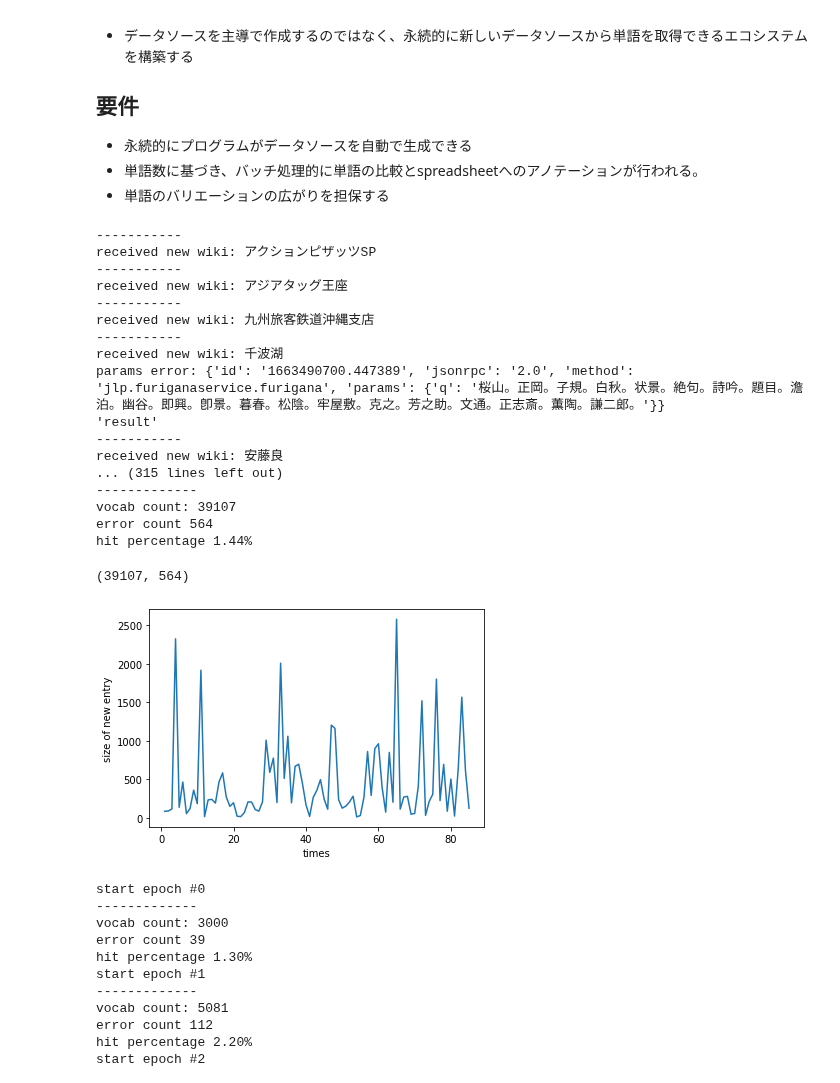
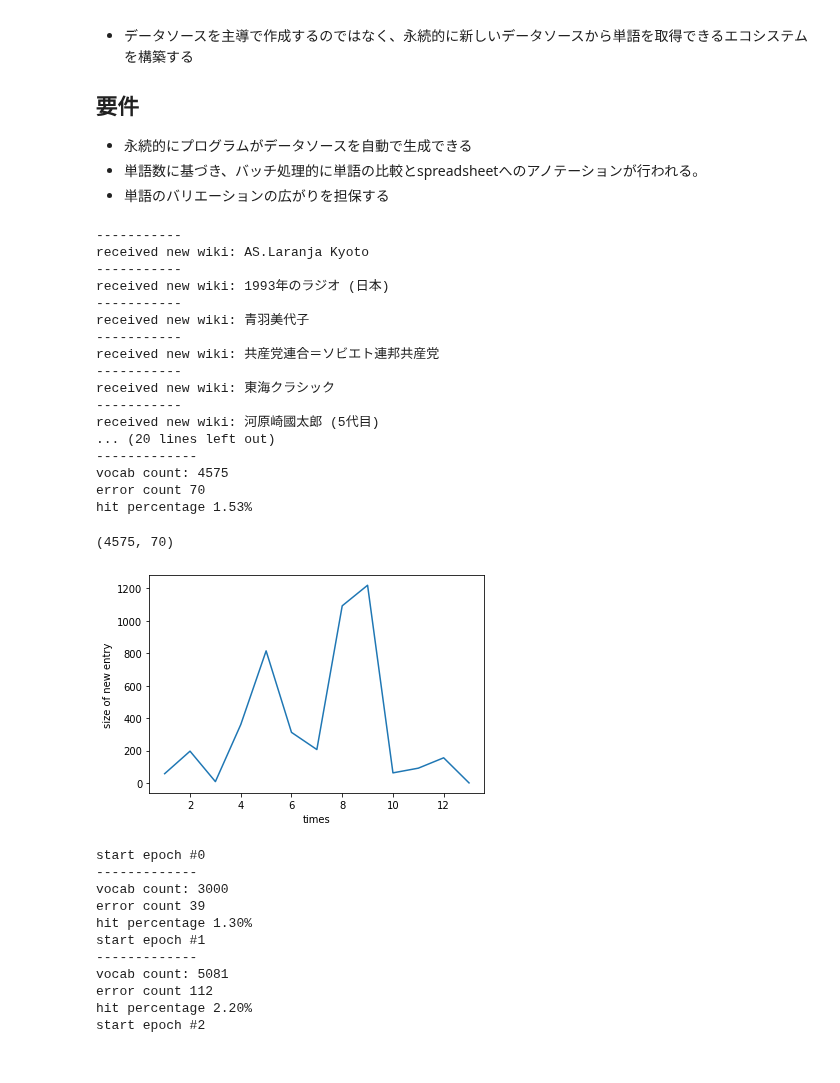
Before and after one commit to mzhkz/coefont_kana_convert_error_detector, a Jupyter notebook: 0904_detect_kana_yomi_error.ipynb, the cells around one changed output. Drawn from its saved outputs; the diff is of its cells as text; code cells hidden in the pictures.

```diff
--- a/0904_detect_kana_yomi_error.ipynb
+++ b/0904_detect_kana_yomi_error.ipynb
@@ -60,3 +64,9 @@ with open(APP_WORKDIR + 'secrets.json') as f:
+# %%
+auth_scope =['https://spreadsheets.google.com/feeds', 'https://www.googleapis.com/auth/drive']
+auth_creds = ServiceAccountCredentials.from_json_keyfile_name(APP_WORKDIR + 'client_secret.json', auth_scope)
+spreadsheet_client = gspread.authorize(auth_creds)
+# %%
+spreadsheet = spreadsheet_client.open_by_key(secrets["coefont_logging_spreadsheet_id"]).sheet1
 # %% [markdown]
 ## データベースのセットアップ（品詞の保存）
 * APIのアクセス量を減らすため、過去に変換を行った単語をデータベースに保存し、キャッシュとして利用する。
@@ -521,7 +532,8 @@ class ConverterCompetition:
       yomi_label = yomi_labels[idn]
       mecab_label = data_source.labels[idn]
       if yomi_label != mecab_label: # 読みラベルを比較して、一致しなかった場合errorsに追加
-         errors.append([noun, yomi_label+":{}".format(self.converters[converter_id].converter_name), mecab_label + ":mecab"]) # 単語, 比較対象の出力, mecabの出力
+         errors.append([noun, yomi_label, mecab_label]) # 単語, 比較対象の出力, mecabの出力
+        #  errors.append([noun, yomi_label+":{}".format(self.converters[converter_id].converter_name), mecab_label + ":mecab"]) # 単語, 比較対象の出力, mecabの出力
 
     return errors
 
@@ -711,28 +760,28 @@ def getDataSourceFromWikipedia(limit=None, show_received_log=False):
                    break
 # %%
 # datasetの上限100, バッチ処理100characterに設定し、ストリーミングを行う
-test_09_batch = OptimaizedCompetionBatch(test_09_competition, streaming_iters=getDataSourceFromWikipedia(limit=150, show_received_log=True), batch_character_size=200)
+test_09_batch = OptimaizedCompetionBatch(test_09_competition, streaming_iters=getDataSourceFromWikipedia(limit=15, show_received_log=True), batch_character_size=200)
 test_09_batch.start(plot_entry_rates=True, show_batch_log=False, show_api_log=False) #ストリーミング処理を開始
 # %% [output]
 -----------
-received new wiki: アクションピザッツSP
+received new wiki: AS.Laranja Kyoto
 -----------
-received new wiki: アジアタッグ王座
+received new wiki: 1993年のラジオ (日本)
 -----------
-received new wiki: 九州旅客鉄道沖縄支店
+received new wiki: 青羽美代子
 -----------
-received new wiki: 千波湖
-params error: {'id': '1663490700.447389', 'jsonrpc': '2.0', 'method': 'jlp.furiganaservice.furigana', 'params': {'q': '桜山。正岡。子規。白秋。状景。絶句。詩吟。題目。澹泊。幽谷。即興。卽景。暮春。松陰。牢屋敷。克之。芳之助。文通。正志斎。薫陶。謙二郎。'}}
-'result'
+received new wiki: 共産党連合＝ソビエト連邦共産党
 -----------
-received new wiki: 安藤良
-... (315 lines left out)
+received new wiki: 東海クラシック
+-----------
+received new wiki: 河原崎國太郎 (5代目)
+... (20 lines left out)
 -------------
-vocab count: 39107
-error count 564
-hit percentage 1.44%
+vocab count: 4575
+error count 70
+hit percentage 1.53%
-(39107, 564)
+(4575, 70)
-[figure, old version]
+[figure, new version]
 # %%
 # datasetの上限100, バッチ処理100characterに設定し、ストリーミングを行う
 test_09_epochs = 5
```
Also changed, not shown: parts of 4 cells of this notebook.
